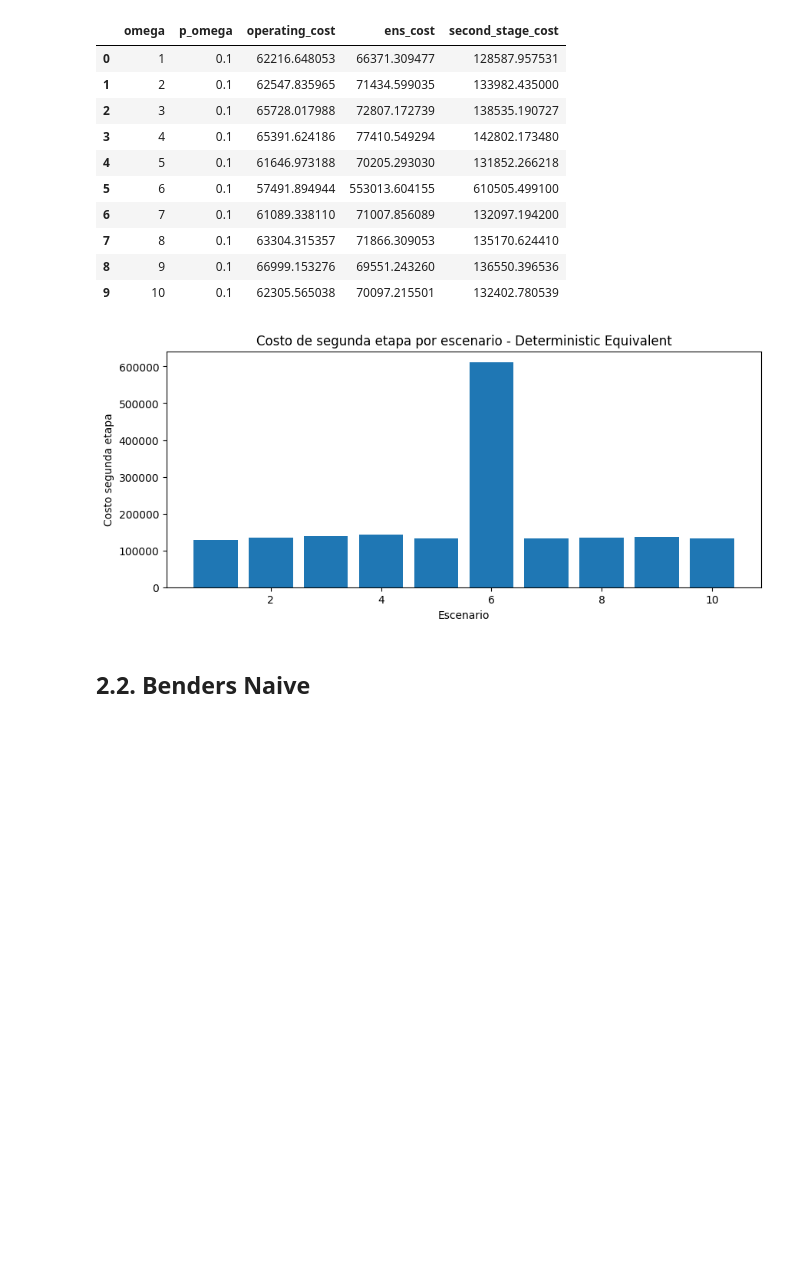
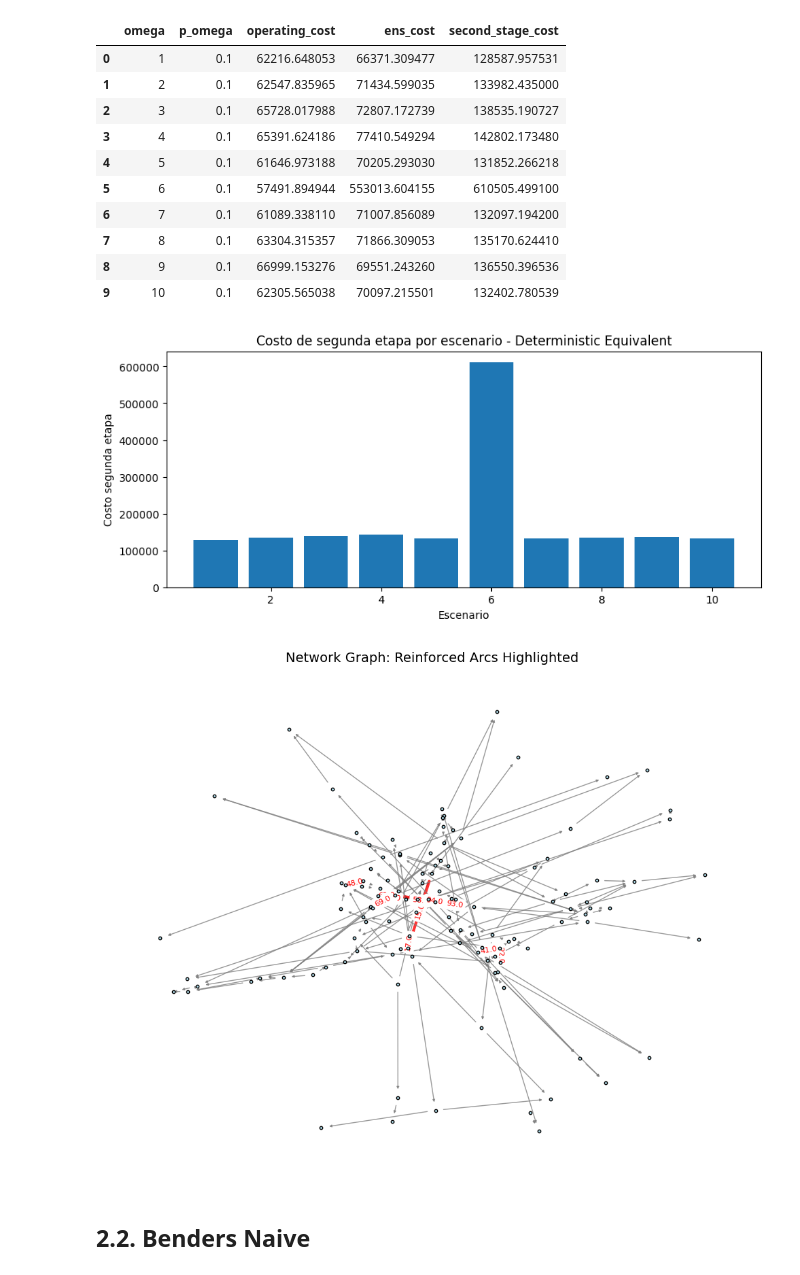
Before and after one commit to sofisacmu/obi_proyecto1, a Jupyter notebook: Escenarios/p2.ipynb, the cells around one changed output. Saved outputs shown, nothing was run; the diff lists cells and outputs as text; code cells hidden in the pictures; blank space fills up the shorter version.

```diff
--- a/Escenarios/p2.ipynb
+++ b/Escenarios/p2.ipynb
@@ -651,6 +651,83 @@ plt.ylabel("Costo segunda etapa")
 plt.show()
 # %% [output]
 [figure]
+# %%
+import networkx as nx
+import matplotlib.pyplot as plt
+
+# Crear grafo dirigido
+G = nx.DiGraph()
+
+# Agregar nodos
+for n in nodes["node"].unique():
+    G.add_node(n)
+
+# Agregar arcos
+for _, row in edges.iterrows():
+    G.add_edge(row["i"], row["j"], e_id=row["e_id"])
+
+# Identificar arcos reforzados
+selected_edges = set(de_results["selected_edges"])
+
+edge_colors = []
+edge_widths = []
+
+for u, v, data in G.edges(data=True):
+    e_id = data["e_id"]
+    if e_id in selected_edges:
+        edge_colors.append("red")
+        edge_widths.append(3.0)
+    else:
+        edge_colors.append("gray")
+        edge_widths.append(1.0)
+
+# Posición de nodos
+pos = nx.spring_layout(G, seed=42)
+
+plt.figure(figsize=(10, 8))
+
+nx.draw_networkx_nodes(
+    G, pos,
+    node_size=10,
+    node_color="lightblue",
+    edgecolors="black"
+)
+
+#nx.draw_networkx_labels(
+ #   G, pos,
+  #  font_size=9,
+   # font_weight="bold"
+#)
+
+nx.draw_networkx_edges(
+    G, pos,
+    edge_color=edge_colors,
+    width=edge_widths,
+    arrows=True,
+    arrowsize=5,
+    alpha=0.8
+)
+
+# Etiquetas de arcos reforzados
+reinforced_labels = {
+    (u, v): data["e_id"]
+    for u, v, data in G.edges(data=True)
+    if data["e_id"] in selected_edges
+}
+
+nx.draw_networkx_edge_labels(
+    G, pos,
+    edge_labels=reinforced_labels,
+    font_size=8,
+    font_color="red"
+)
+
+plt.title("Network Graph: Reinforced Arcs Highlighted", fontsize=14)
+plt.axis("off")
+plt.tight_layout()
+plt.show()
+# %% [output]
+[figure, added]
 # %% [markdown]
 ## 2.2. Benders Naive
 # %%
```
Also changed, not shown: parts of 1 cell of this notebook.
